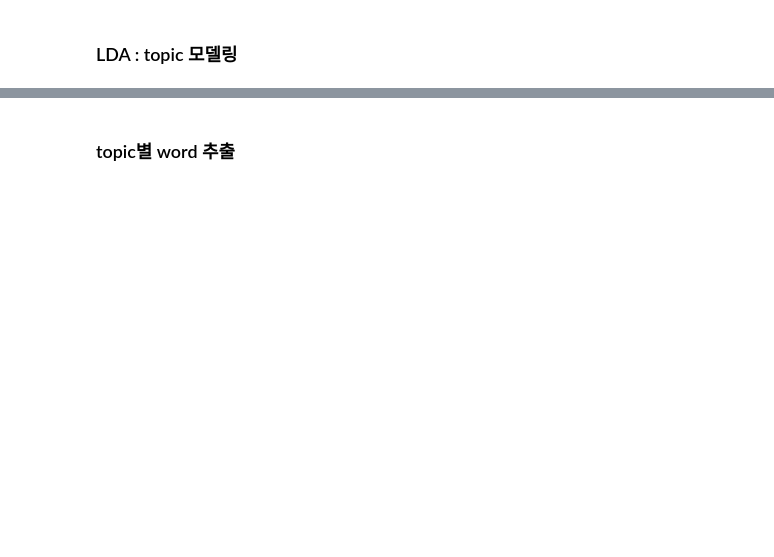
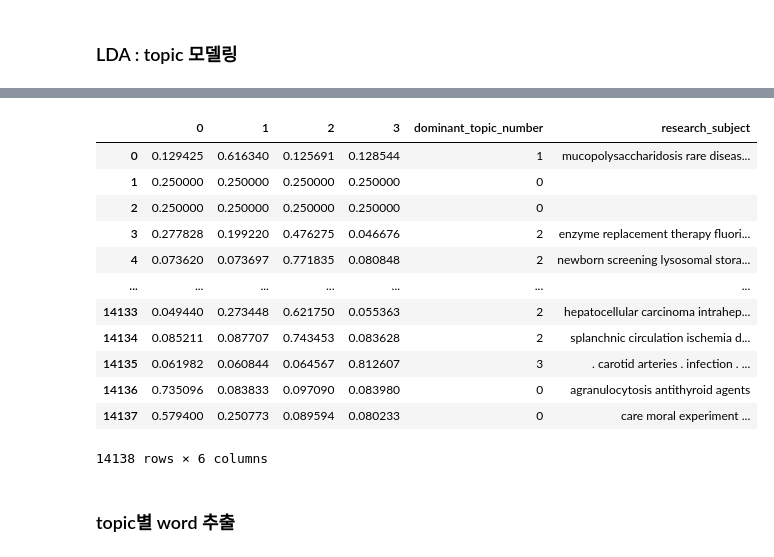
Before and after one commit to kdj0712/teamKim1, a Jupyter notebook: data/New_eng_academic_research02.ipynb, the cells around one changed output, grey strips where cells are left out. Saved outputs shown, nothing was run; the diff lists cells and outputs as text; code cells hidden in the pictures; blank space fills up the shorter version.

```diff
--- a/data/New_eng_academic_research02.ipynb
+++ b/data/New_eng_academic_research02.ipynb
@@ -79,7 +247,21 @@ df_topics_score
 # %%
 df_topics_score['dominant_topic_number'] = np.argmax(topics_output, axis=1)
-df_topics_score['sentences'] = df_Riss_research['research_subject']
+df_topics_score['research_subject'] = df_Riss_research['research_subject']
 df_topics_score
+# %% [output]
+|  | 0 | 1 | 2 | 3 | dominant_topic_number | research_subject |
+| 0 | 0.129425 | 0.616340 | 0.125691 | 0.128544 | 1 | mucopolysaccharidosis rare diseas... |
+| 1 | 0.250000 | 0.250000 | 0.250000 | 0.250000 | 0 |  |
+| 2 | 0.250000 | 0.250000 | 0.250000 | 0.250000 | 0 |  |
+| 3 | 0.277828 | 0.199220 | 0.476275 | 0.046676 | 2 | enzyme replacement therapy fluori... |
+| 4 | 0.073620 | 0.073697 | 0.771835 | 0.080848 | 2 | newborn screening lysosomal stora... |
+| ... | ... | ... | ... | ... | ... | ... |
+| 14133 | 0.049440 | 0.273448 | 0.621750 | 0.055363 | 2 | hepatocellular carcinoma intrahep... |
+| 14134 | 0.085211 | 0.087707 | 0.743453 | 0.083628 | 2 | splanchnic circulation ischemia d... |
+| 14135 | 0.061982 | 0.060844 | 0.064567 | 0.812607 | 3 | . carotid arteries . infection . ... |
+| 14136 | 0.735096 | 0.083833 | 0.097090 | 0.083980 | 0 | agranulocytosis antithyroid agents |
+| 14137 | 0.579400 | 0.250773 | 0.089594 | 0.080233 | 0 | care moral experiment ... |
+14138 rows × 6 columns
 # %% [markdown]
 ### topic별 word 추출
 # %%
```
Also changed, not shown: parts of 25 cells of this notebook, 4 other files.
